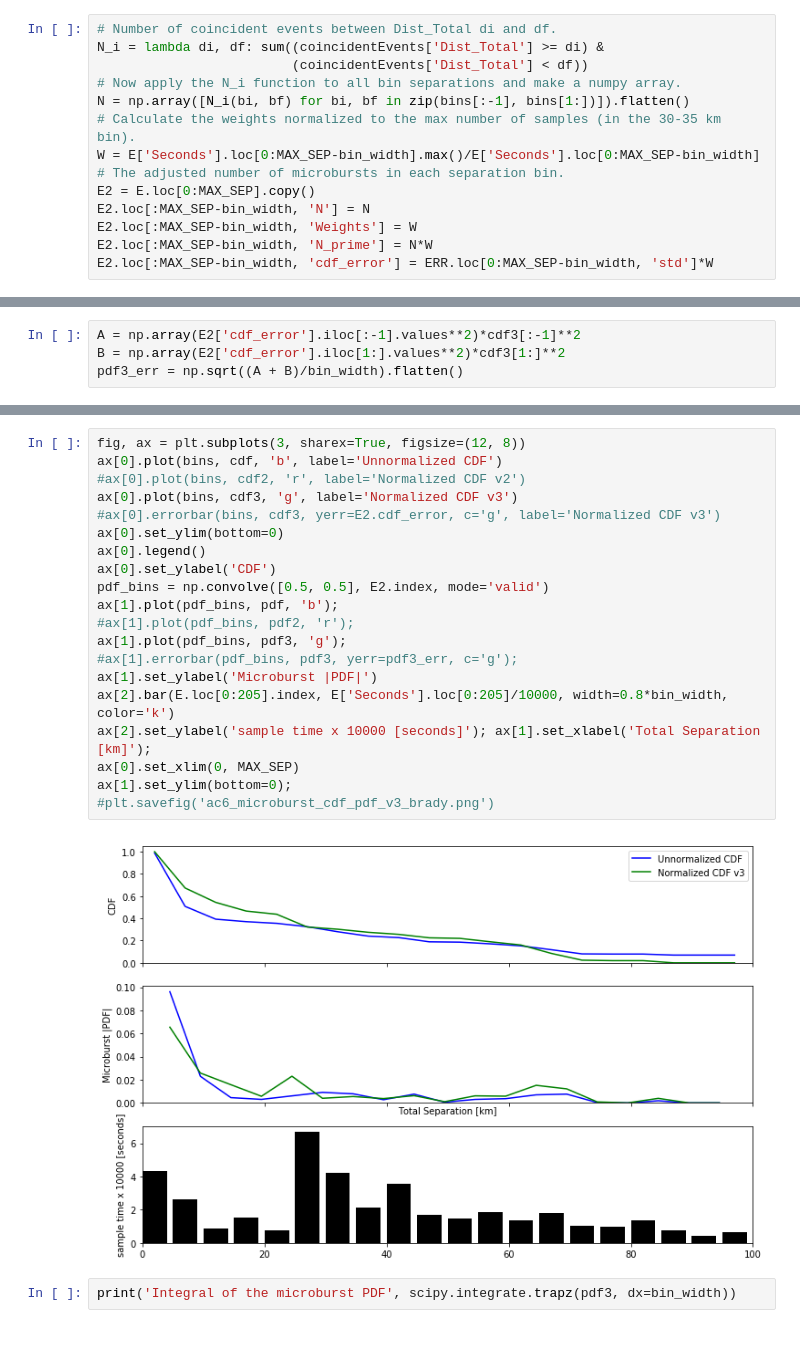
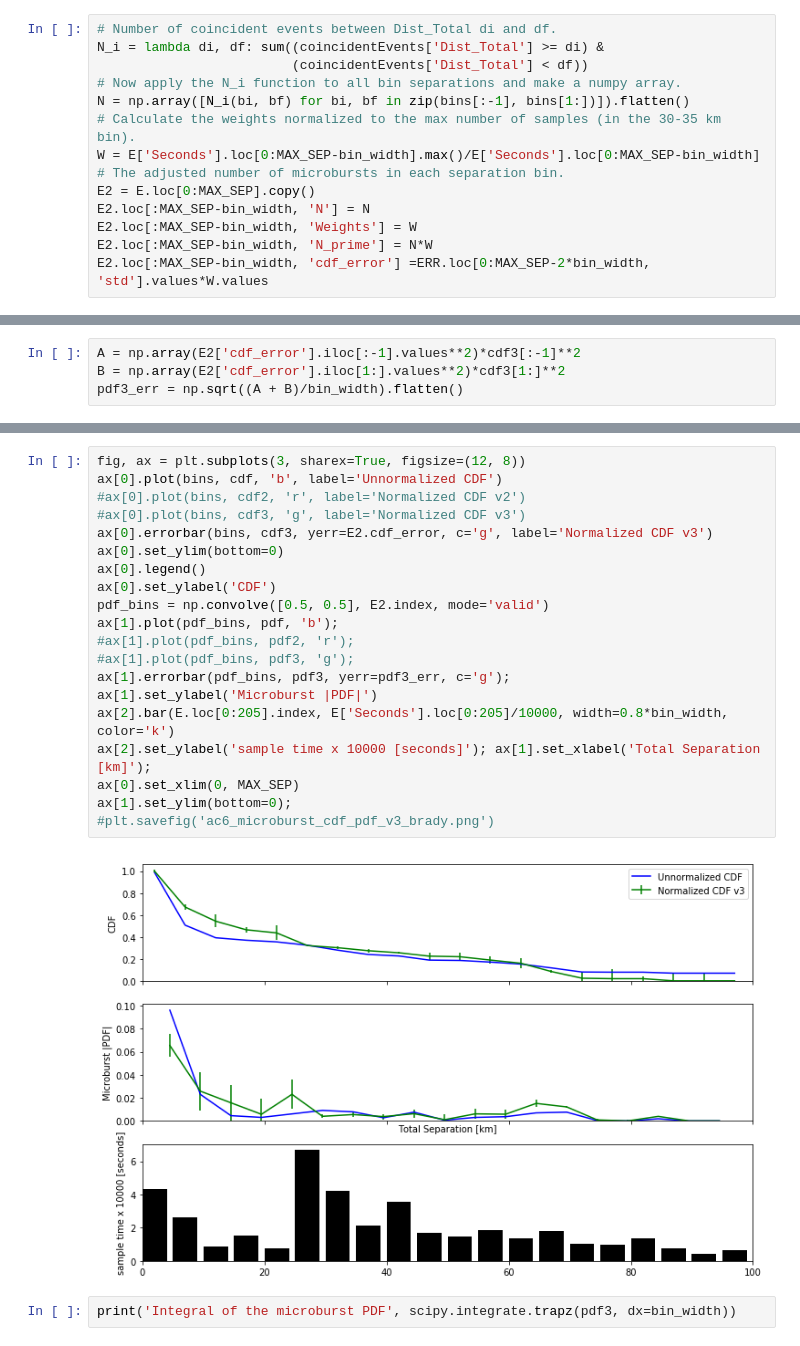
Before and after one commit to mshumko/ac6_microburst_scale_sizes, a Jupyter notebook: stats/microburst_CDF.ipynb, the cells around one changed output, grey strips where cells are left out. Drawn from its saved outputs; the diff is of its cells as text.

```diff
--- a/stats/microburst_CDF.ipynb
+++ b/stats/microburst_CDF.ipynb
@@ -255,4 +255,4 @@ E2 = E.loc[0:MAX_SEP].copy()
 E2.loc[:MAX_SEP-bin_width, 'N'] = N
 E2.loc[:MAX_SEP-bin_width, 'Weights'] = W
 E2.loc[:MAX_SEP-bin_width, 'N_prime'] = N*W
-E2.loc[:MAX_SEP-bin_width, 'cdf_error'] = ERR.loc[0:MAX_SEP-bin_width, 'std']*W
+E2.loc[:MAX_SEP-bin_width, 'cdf_error'] =ERR.loc[0:MAX_SEP-2*bin_width, 'std'].values*W.values
@@ -286,25 +290,25 @@ array([nan, nan, nan, nan, nan, nan, nan, nan, nan, nan, nan, nan, nan,
 # %%
 fig, ax = plt.subplots(3, sharex=True, figsize=(12, 8))
 ax[0].plot(bins, cdf, 'b', label='Unnormalized CDF')
 #ax[0].plot(bins, cdf2, 'r', label='Normalized CDF v2')
-ax[0].plot(bins, cdf3, 'g', label='Normalized CDF v3')
-#ax[0].errorbar(bins, cdf3, yerr=E2.cdf_error, c='g', label='Normalized CDF v3')
+#ax[0].plot(bins, cdf3, 'g', label='Normalized CDF v3')
+ax[0].errorbar(bins, cdf3, yerr=E2.cdf_error, c='g', label='Normalized CDF v3')
 ax[0].set_ylim(bottom=0)
 ax[0].legend()
 ax[0].set_ylabel('CDF')
 pdf_bins = np.convolve([0.5, 0.5], E2.index, mode='valid')
 ax[1].plot(pdf_bins, pdf, 'b');
 #ax[1].plot(pdf_bins, pdf2, 'r');
-ax[1].plot(pdf_bins, pdf3, 'g');
-#ax[1].errorbar(pdf_bins, pdf3, yerr=pdf3_err, c='g');
+#ax[1].plot(pdf_bins, pdf3, 'g');
+ax[1].errorbar(pdf_bins, pdf3, yerr=pdf3_err, c='g');
 ax[1].set_ylabel('Microburst |PDF|')
 ax[2].bar(E.loc[0:205].index, E['Seconds'].loc[0:205]/10000, width=0.8*bin_width, color='k')
 ax[2].set_ylabel('sample time x 10000 [seconds]'); ax[1].set_xlabel('Total Separation [km]');
 ax[0].set_xlim(0, MAX_SEP)
 ax[1].set_ylim(bottom=0);
 #plt.savefig('ac6_microburst_cdf_pdf_v3_brady.png')
 # %% [output]
-[figure, old version]
+[figure, new version]
 # %%
 print('Integral of the microburst PDF', scipy.integrate.trapz(pdf3, dx=bin_width))
 # %% [output]
```
Also changed, not shown: parts of 6 cells of this notebook, 2 other files.
